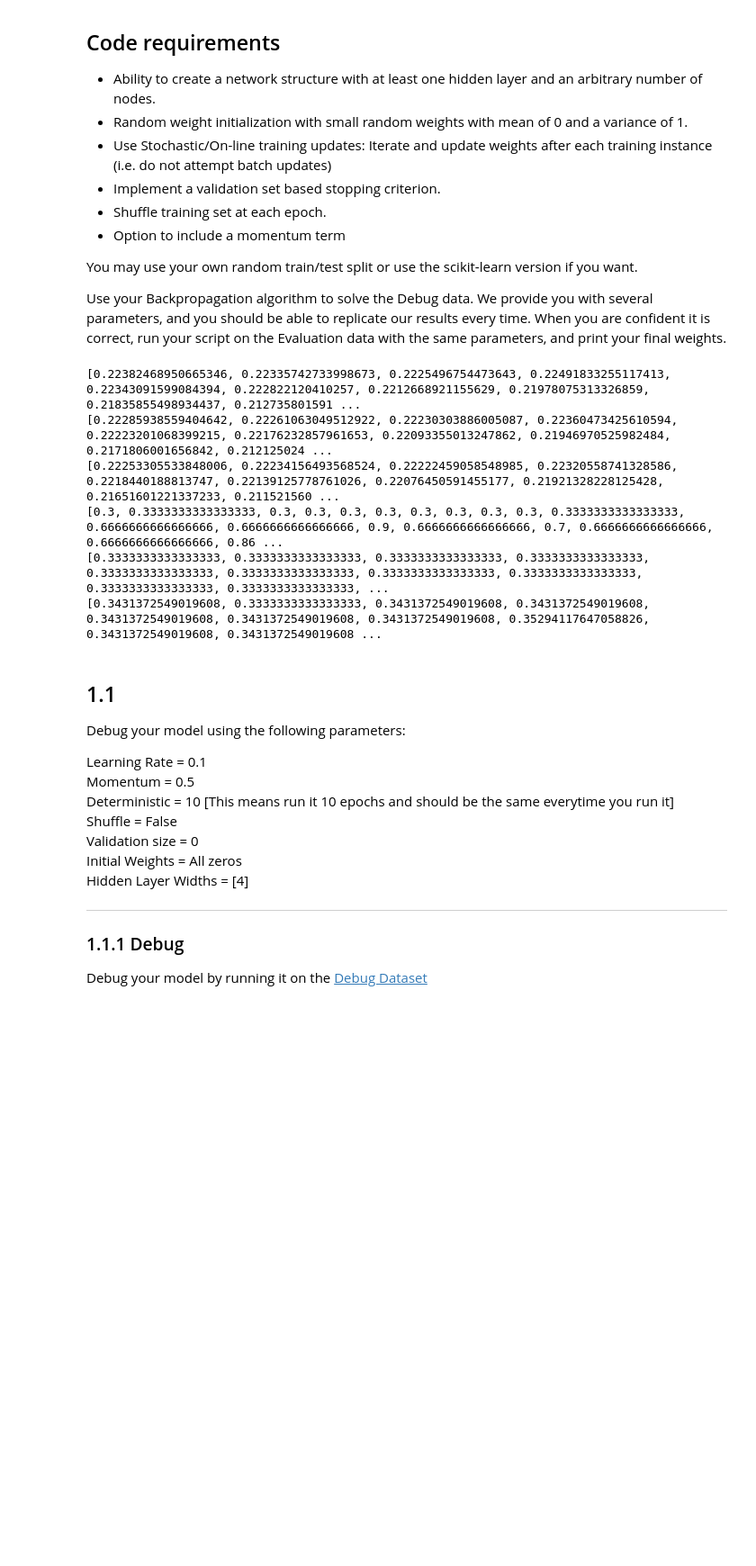
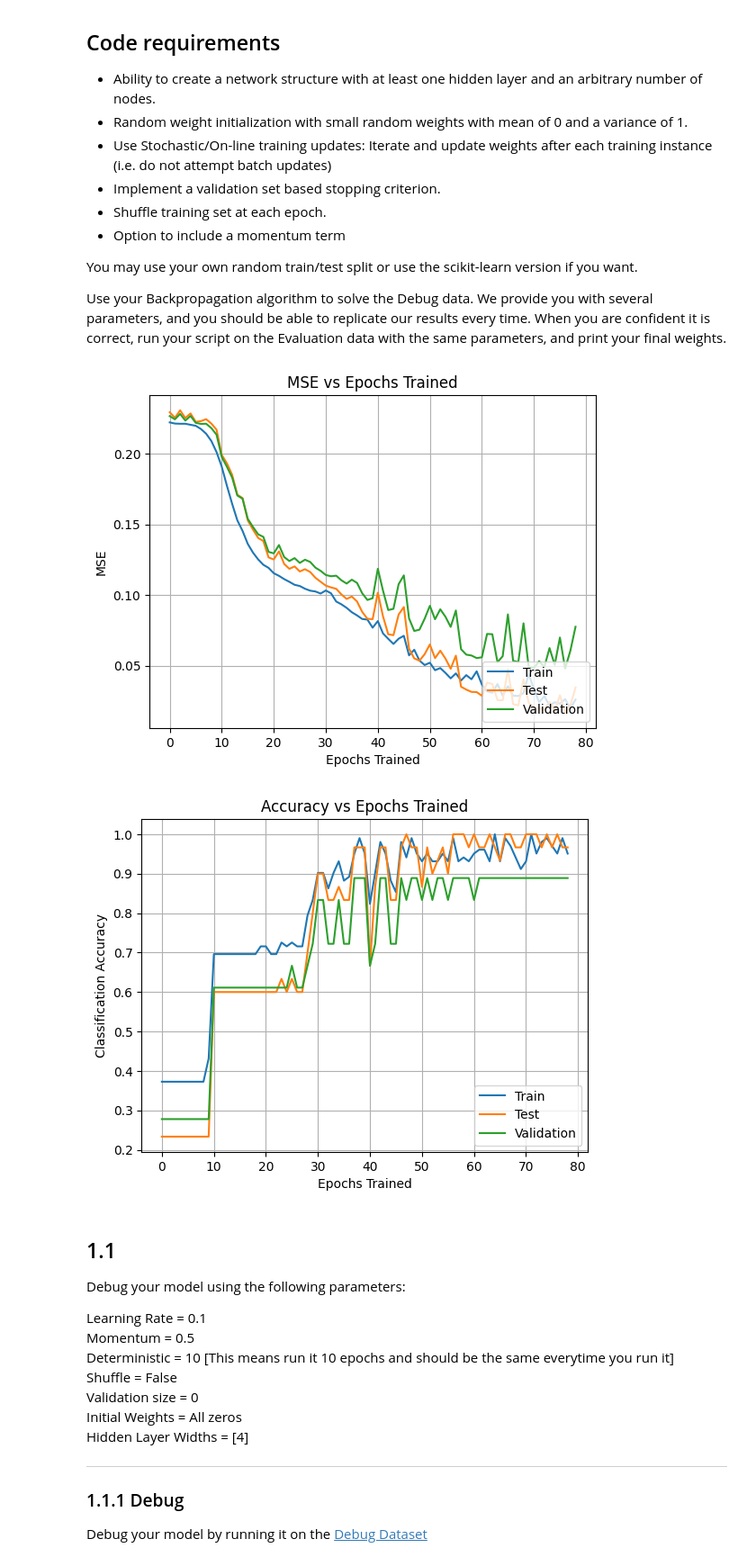
Before and after one commit to maclaurin36/CS472, a Jupyter notebook: old/lab_2_backprop.ipynb, the cells around one changed output. Shown at 90% size. Cells and saved outputs as stored; diff of their text form; code cells hidden in the pictures; blank space fills up the shorter version.

Commit message:
Finished the first bit of graphs

```diff
--- a/old/lab_2_backprop.ipynb
+++ b/old/lab_2_backprop.ipynb
@@ -30,7 +30,7 @@ from sklearn.preprocessing import OneHotEncoder
 
 class MLP(BaseEstimator,ClassifierMixin):
 
-    def __init__(self,lr=.1, momentum=0, shuffle=True,hidden_layer_widths=None,binary=False,one_hot=False):
+    def __init__(self,lr=.1, momentum=0, shuffle=True,hidden_layer_widths=None,binary=False,one_hot=False, epochs_wo_improvement=40):
         """ Initialize class with chosen hyperparameters.
 
         Args:
@@ -67,6 +67,8 @@ class MLP(BaseEstimator,ClassifierMixin):
         self.training_acc_by_epoch = []
         self.testing_acc_by_epoch = []
         self.validation_acc_by_epoch = []
+
+        self.max_num_epochs_wo_improvement = epochs_wo_improvement
 
     def fit(self, X, y, gaussian=True, initial_weights=None, deterministic=0, val_perc=.15, get_mses=False, X_test=None, y_test=None):
         """ Fit the data; run the algorithm and adjust the weights to find a good solution
@@ -146,7 +148,7 @@ class MLP(BaseEstimator,ClassifierMixin):
             else:
                 self.num_epochs_wo_sig_imp += 1
 
-            if self.num_epochs_wo_sig_imp > 200 or validation_score == 1:
+            if self.num_epochs_wo_sig_imp > self.max_num_epochs_wo_improvement:
                 return True
             else:
                 return False
@@ -376,48 +378,58 @@ class MLP(BaseEstimator,ClassifierMixin):
 
 def _get_f_prime_of_output(output):
     return output * (1 - output)
 
 def _apply_output_single_node(net):
     output = 1.0 / (1.0 + math.exp(-net))
     return output
 
 def load_data(url: str):
     ftp_stream = urllib.request.urlopen(url)
     data, meta = arff.loadarff(io.StringIO(ftp_stream.read().decode('utf-8')))
     data_frame = pd.DataFrame(data)
     return data_frame
 
 def remove_bytes(num):
     if type(num) == bytes:
         return ord(num) - 48
     return num
 
 byteRemoverFunction = np.vectorize(remove_bytes)
 #Test code here
 iris_data = np.array(load_data(r"https://raw.githubusercontent.com/cs472ta/CS472/master/datasets/iris.arff"))
 iris_y = iris_data[:,-1, None]
 iris_X = iris_data[:,:-1]
 iris_enc = OneHotEncoder()
 iris_y_hot = iris_enc.fit_transform(iris_y).toarray()
 iris_X_train, iris_X_test, iris_y_train, iris_y_test = train_test_split(iris_X, iris_y_hot, test_size=0.2)
 
 # Train on binary debug data
-debug_mlp_binary = MLP(one_hot=True,shuffle=True)
-debug_mlp_binary.fit(iris_X_train, iris_y_train, gaussian=True,get_mses=True,X_test=iris_X_test,y_test=iris_y_test)
-debug_mlp_binary.score(iris_X_test, iris_y_test)
-print(debug_mlp_binary.testing_mse_by_epoch)
-print(debug_mlp_binary.validation_mse_by_epoch)
-print(debug_mlp_binary.training_mse_by_epoch)
-print(debug_mlp_binary.testing_acc_by_epoch)
-print(debug_mlp_binary.validation_acc_by_epoch)
-print(debug_mlp_binary.training_acc_by_epoch)
+iris_mlp_binary = MLP(one_hot=True,shuffle=True)
+iris_mlp_binary.fit(iris_X_train, iris_y_train, gaussian=True,get_mses=True,X_test=iris_X_test,y_test=iris_y_test)
+iris_mlp_binary.score(iris_X_test, iris_y_test)
+
+plt.plot(iris_mlp_binary.training_mse_by_epoch, label="Train")
+plt.plot(iris_mlp_binary.testing_mse_by_epoch, label='Test')
+plt.plot(iris_mlp_binary.validation_mse_by_epoch, label='Validation')
+plt.legend(loc="lower right")
+plt.xlabel('Epochs Trained')
+plt.ylabel('MSE')
+plt.title("MSE vs Epochs Trained")
+plt.grid()
+plt.show()
+
+plt.plot(iris_mlp_binary.training_acc_by_epoch, label="Train")
+plt.plot(iris_mlp_binary.testing_acc_by_epoch, label='Test')
+plt.plot(iris_mlp_binary.validation_acc_by_epoch, label='Validation')
+plt.legend(loc="lower right")
+plt.xlabel('Epochs Trained')
+plt.ylabel('Classification Accuracy')
+plt.title("Accuracy vs Epochs Trained")
+plt.grid()
+plt.show()
 # %% [output]
-[0.22382468950665346, 0.22335742733998673, 0.2225496754473643, 0.22491833255117413, 0.22343091599084394, 0.222822120410257, 0.2212668921155629, 0.21978075313326859, 0.21835855498934437, 0.212735801591 ...
-[0.22285938559404642, 0.22261063049512922, 0.22230303886005087, 0.22360473425610594, 0.22223201068399215, 0.22176232857961653, 0.22093355013247862, 0.21946970525982484, 0.2171806001656842, 0.212125024 ...
-[0.22253305533848006, 0.22234156493568524, 0.22222459058548985, 0.22320558741328586, 0.2218440188813747, 0.22139125778761026, 0.22076450591455177, 0.21921328228125428, 0.21651601221337233, 0.211521560 ...
-[0.3, 0.3333333333333333, 0.3, 0.3, 0.3, 0.3, 0.3, 0.3, 0.3, 0.3, 0.3333333333333333, 0.6666666666666666, 0.6666666666666666, 0.9, 0.6666666666666666, 0.7, 0.6666666666666666, 0.6666666666666666, 0.86 ...
-[0.3333333333333333, 0.3333333333333333, 0.3333333333333333, 0.3333333333333333, 0.3333333333333333, 0.3333333333333333, 0.3333333333333333, 0.3333333333333333, 0.3333333333333333, 0.3333333333333333, ...
-[0.3431372549019608, 0.3333333333333333, 0.3431372549019608, 0.3431372549019608, 0.3431372549019608, 0.3431372549019608, 0.3431372549019608, 0.35294117647058826, 0.3431372549019608, 0.3431372549019608 ...
+[figure, added]
+[figure, added]
 # %% [markdown]
 ## 1.1
 
```
Also changed, not shown: parts of 2 cells of this notebook.
